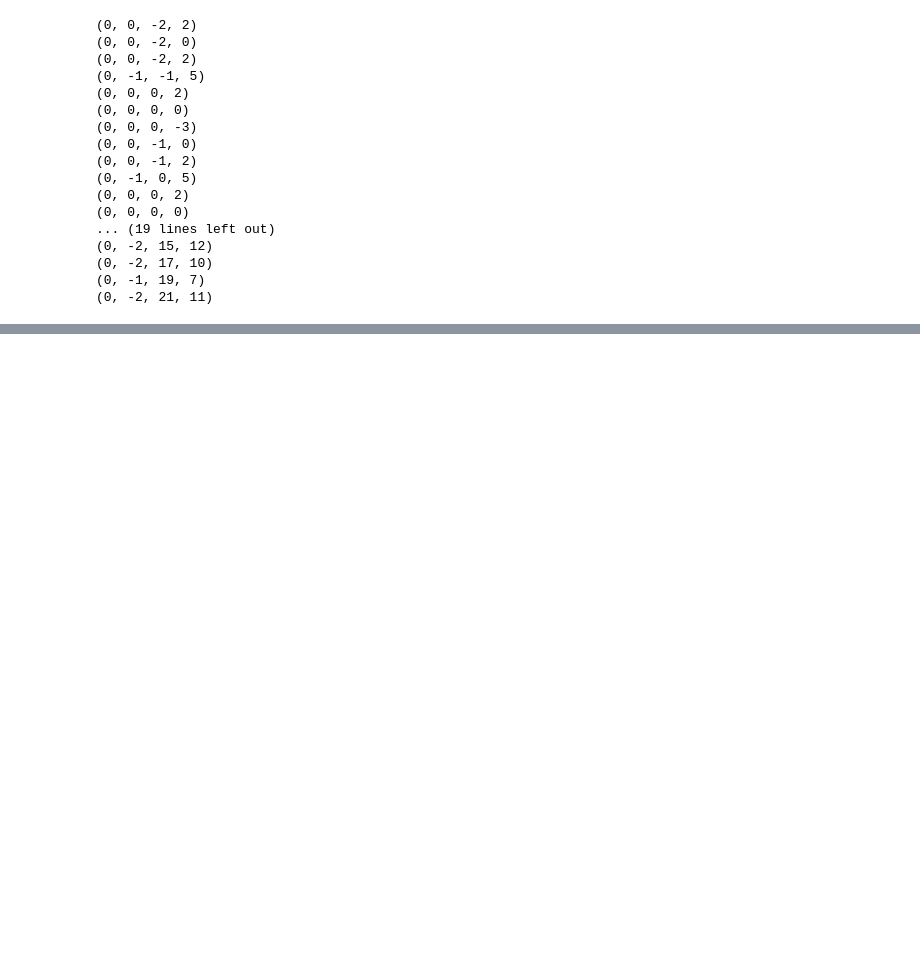
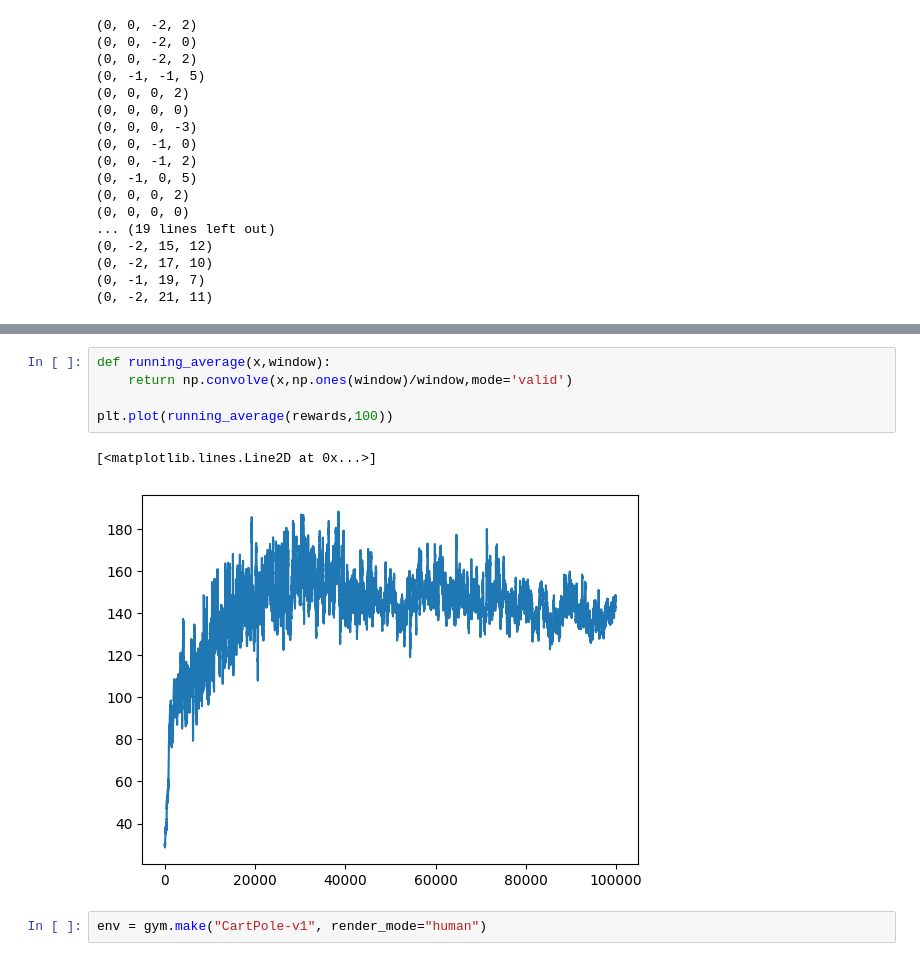
Before and after one commit to jsandtangen/Microsoft-ML-Course, a Jupyter notebook: Reinforcement/Gym/notebook.ipynb, the cells around one changed output, grey strips where cells are left out. Saved outputs shown, nothing was run; the diff lists cells and outputs as text; blank space fills up the shorter version.

```diff
--- a/Reinforcement/Gym/notebook.ipynb
+++ b/Reinforcement/Gym/notebook.ipynb
@@ -97,0 +173,10 @@ env.close()
+# %%
+def running_average(x,window):
+    return np.convolve(x,np.ones(window)/window,mode='valid')
+
+plt.plot(running_average(rewards,100))
+# %% [output]
+[<matplotlib.lines.Line2D at 0x...>]
+[figure, added]
+# %%
+env = gym.make("CartPole-v1", render_mode="human")
```
Also changed, not shown: parts of 5 cells of this notebook.
